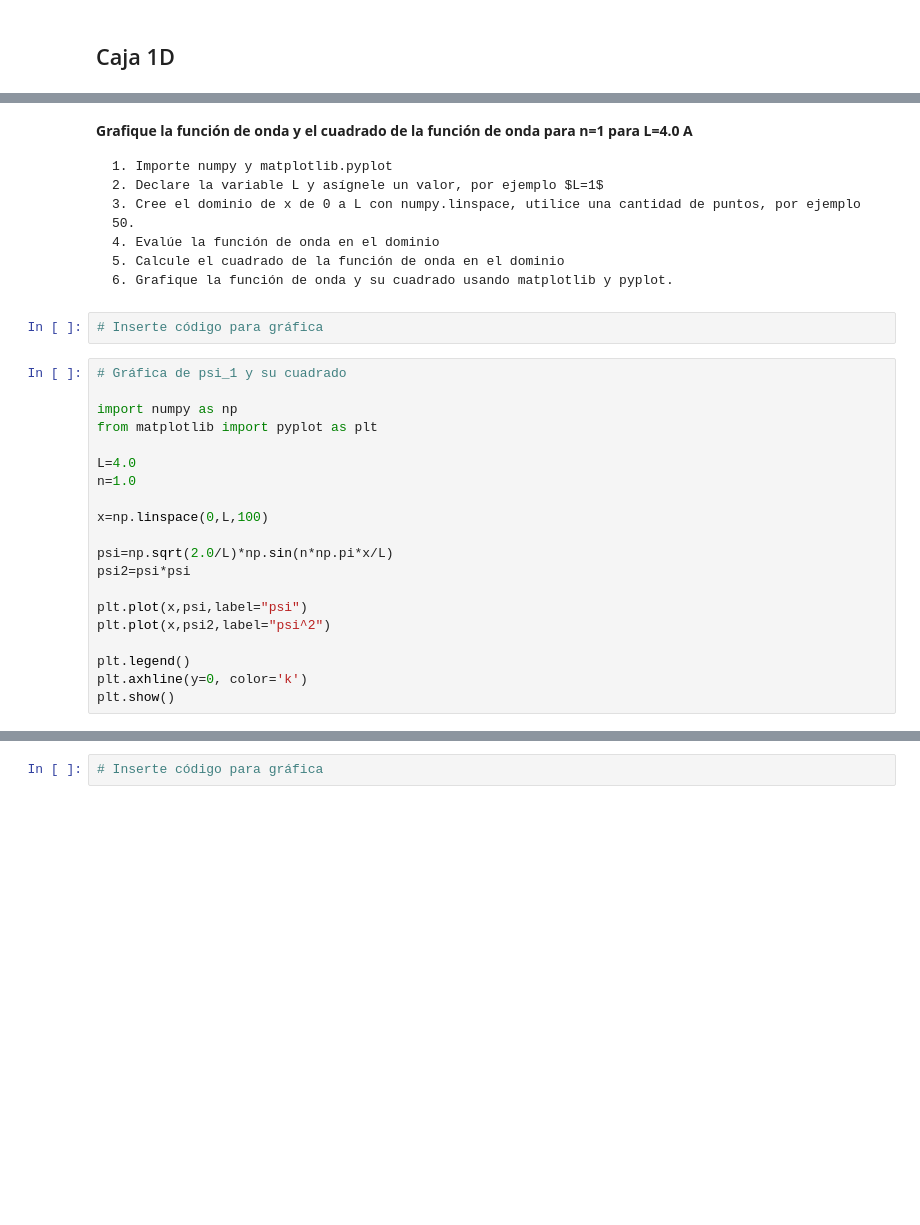
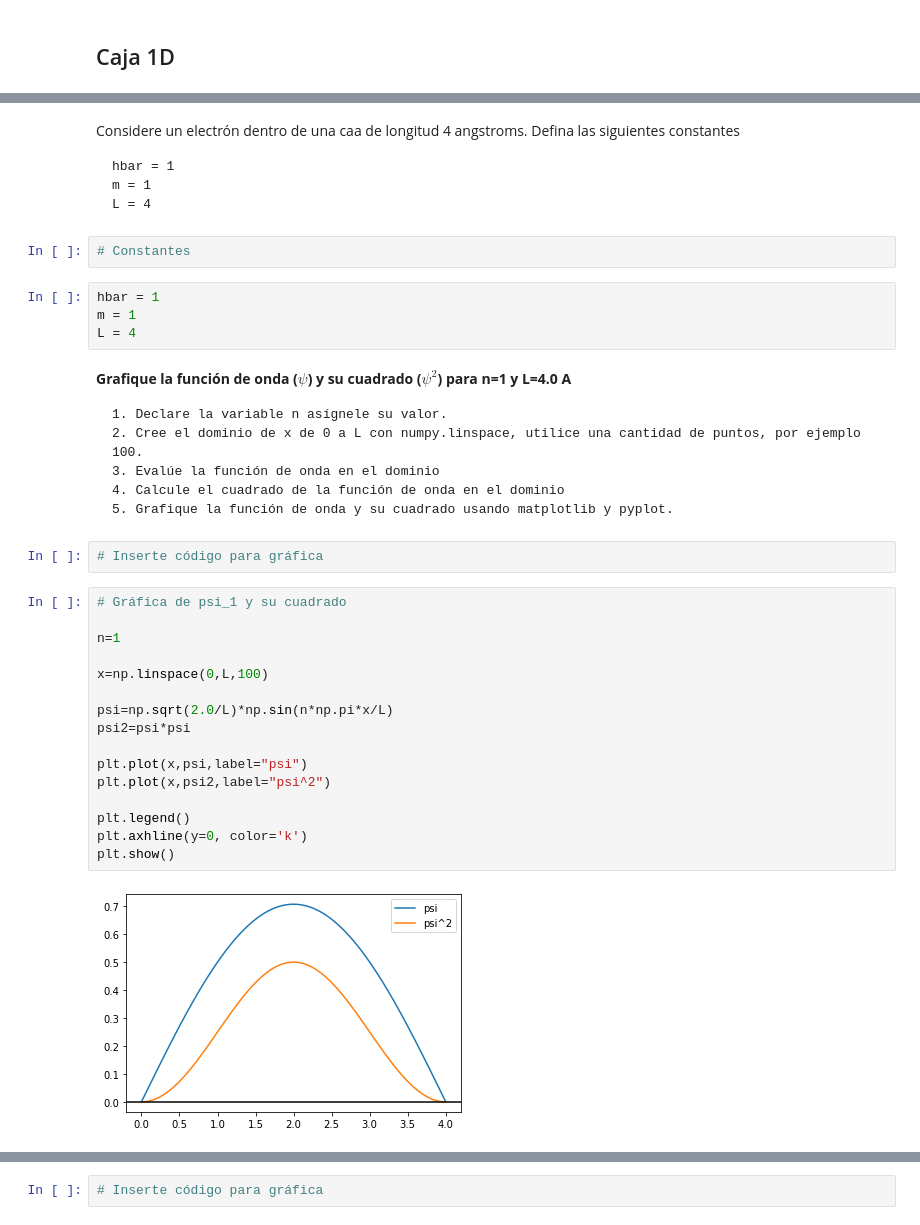
Before and after one commit to felipelewyee/Cuantica-I, a Jupyter notebook: Caja.ipynb, the cells around one changed output, grey strips where cells are left out. Drawn from its saved outputs; the diff is of its cells as text; blank space fills up the shorter version.

````diff
--- a/Caja.ipynb
+++ b/Caja.ipynb
@@ -93,34 +103,44 @@ $$
+# %% [markdown]
+Considere un electrón dentro de una caa de longitud 4 angstroms. Defina las siguientes constantes
+```
+hbar = 1
+m = 1
+L = 4
+```
+# %%
+# Constantes
+# %%
+hbar = 1
+m = 1
+L = 4
 # %% [markdown]
-**Grafique la función de onda y el cuadrado de la función de onda para n=1 para L=4.0 A**
+**Grafique la función de onda ($\psi$) y su cuadrado ($\psi^2$) para n=1 y L=4.0 A**
 
 ```{tip}
-1. Importe numpy y matplotlib.pyplot
-2. Declare la variable L y asígnele un valor, por ejemplo $L=1$
-3. Cree el dominio de x de 0 a L con numpy.linspace, utilice una cantidad de puntos, por ejemplo 50.
-4. Evalúe la función de onda en el dominio
-5. Calcule el cuadrado de la función de onda en el dominio
-6. Grafique la función de onda y su cuadrado usando matplotlib y pyplot.
+1. Declare la variable n asígnele su valor.
+2. Cree el dominio de x de 0 a L con numpy.linspace, utilice una cantidad de puntos, por ejemplo 100.
+3. Evalúe la función de onda en el dominio
+4. Calcule el cuadrado de la función de onda en el dominio
+5. Grafique la función de onda y su cuadrado usando matplotlib y pyplot.
 ```
 # %%
 # Inserte código para gráfica
 # %%
 # Gráfica de psi_1 y su cuadrado
 
-import numpy as np
-from matplotlib import pyplot as plt
-
-L=4.0
-n=1.0
+n=1
 
 x=np.linspace(0,L,100)
 
 psi=np.sqrt(2.0/L)*np.sin(n*np.pi*x/L)
 psi2=psi*psi
 
 plt.plot(x,psi,label="psi")
 plt.plot(x,psi2,label="psi^2")
 
 plt.legend()
 plt.axhline(y=0, color='k')
 plt.show()
+# %% [output]
+[figure, added]
 # %% [markdown]
````
Also changed, not shown: parts of 14 cells of this notebook, 30 other files.
